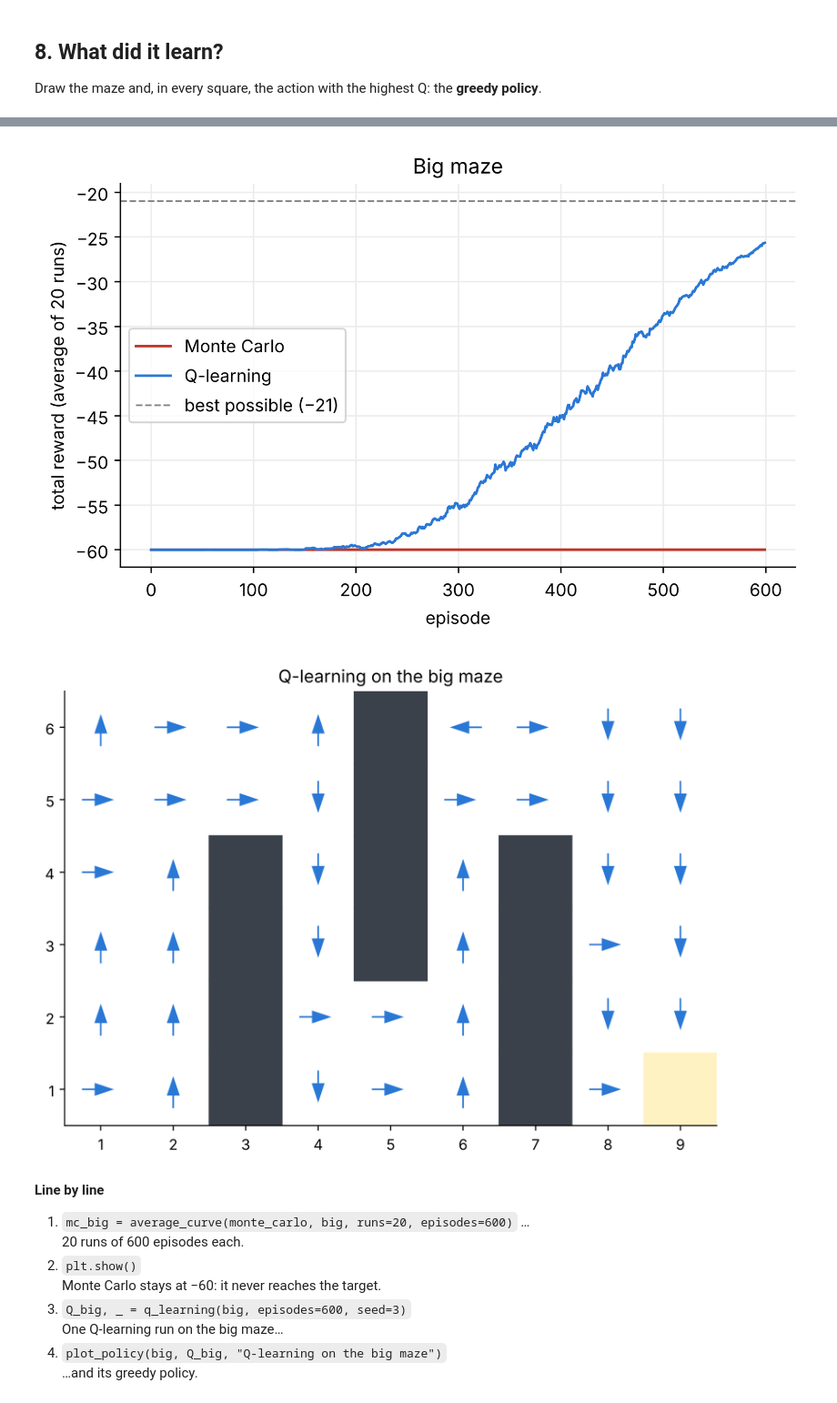
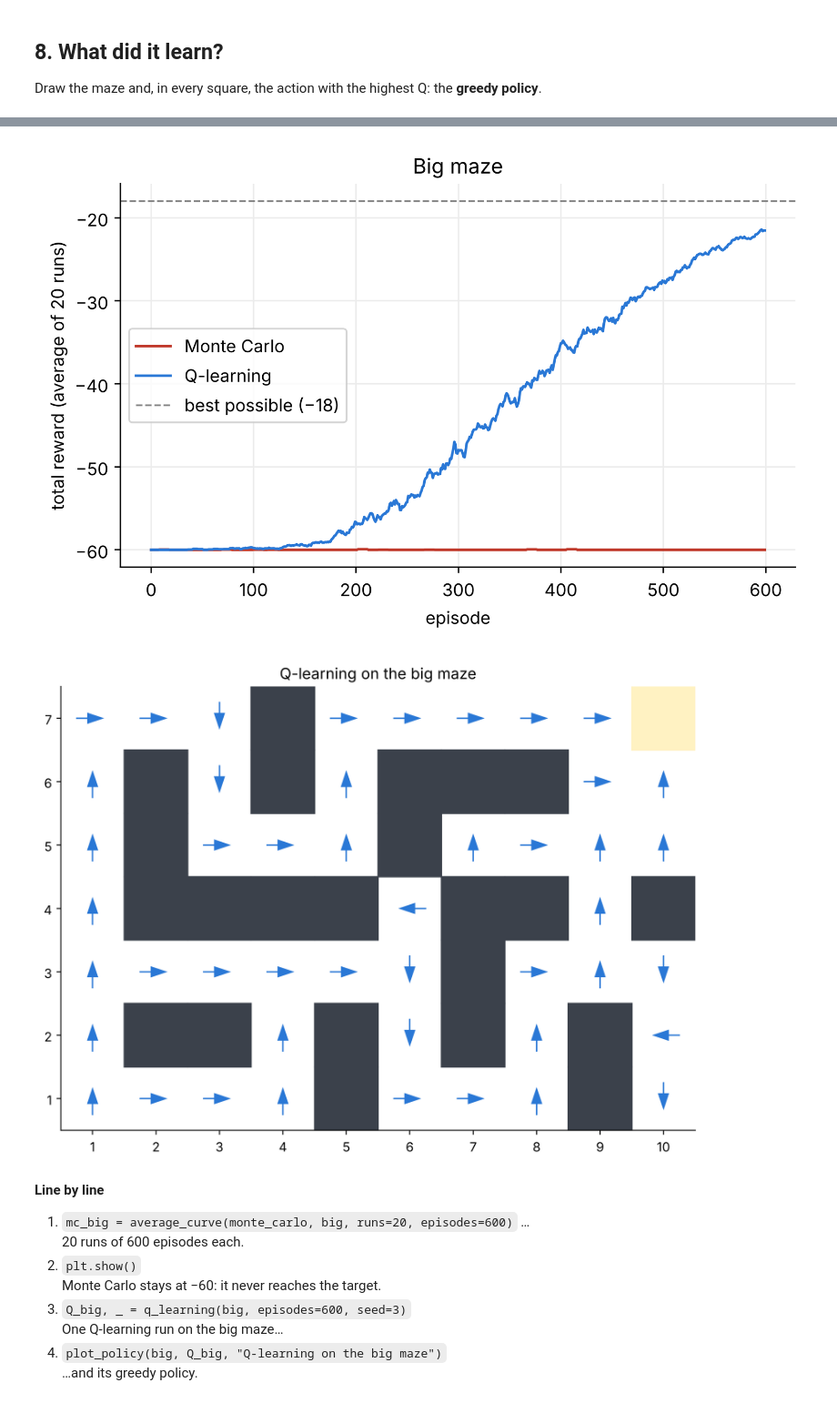
Before and after one commit to SaeedSerwan/reinforcementlearning, a Jupyter notebook: notebooks/qlearning_maze.ipynb, the cells around one changed output, grey strips where cells are left out. Shown at 91% size. Cells and saved outputs as stored; diff of their text form; code cells hidden in the pictures.

Commit message:
Clearer site: new mazes, cleaner grids, reward-design lab, key ideas

```diff
--- a/notebooks/qlearning_maze.ipynb
+++ b/notebooks/qlearning_maze.ipynb
@@ -77,8 +77,9 @@ class Maze:
         done = reached or self.t >= self.max_steps
         return self.state, reward, done
 
-small = Maze(5, 3, walls=[(3, 1), (3, 2)], start=(1, 1), target=(5, 1), max_steps=20)
-big = Maze(9, 6, walls=[(3, 1), (3, 2), (3, 3), (3, 4), (5, 3), (5, 4), (5, 5), (5, 6),
-                        (7, 1), (7, 2), (7, 3), (7, 4)], start=(1, 1), target=(9, 1), max_steps=60)
+small = Maze(6, 4, walls=[(2, 3), (3, 3), (4, 3), (4, 2), (4, 1)], start=(1, 1), target=(6, 4), max_steps=25)
+big = Maze(10, 7, walls=[(2, 2), (2, 4), (2, 5), (2, 6), (3, 2), (3, 4), (4, 4), (4, 6), (4, 7), (5, 1), (5, 2), (5, 4),
+                         (6, 5), (6, 6), (7, 2), (7, 3), (7, 4), (7, 6), (8, 4), (8, 6), (9, 1), (9, 2), (10, 4)],
+           start=(1, 1), target=(10, 7), max_steps=60)
 print("small maze:", small.width, "x", small.height, " big maze:", big.width, "x", big.height)
 # %% [output]
@@ -441,16 +441,16 @@ Shortest route 22 moves, episodes cut off at 60 steps. A random walk almost neve
 # %%
 mc_big = average_curve(monte_carlo, big, runs=20, episodes=600)
 ql_big = average_curve(q_learning, big, runs=20, episodes=600)
 plt.plot(smooth(mc_big), color="#c0392b", label="Monte Carlo")
 plt.plot(smooth(ql_big), color="#2a78d6", label="Q-learning")
-plt.axhline(-21, ls="--", color="grey", lw=1, label="best possible (−21)")
+plt.axhline(-18, ls="--", color="grey", lw=1, label="best possible (−18)")
 plt.xlabel("episode"); plt.ylabel("total reward (average of 20 runs)"); plt.legend(); plt.title("Big maze")
 plt.show()
 Q_big, _ = q_learning(big, episodes=600, seed=3)
 plot_policy(big, Q_big, "Q-learning on the big maze")
 # %% [output]
-[figure, old version]
+[figure, new version]
-[figure, old version]
+[figure, new version]
 # %% [markdown]
 **Line by line**
 
```
Also changed, not shown: parts of 16 cells of this notebook, 30 other files.
